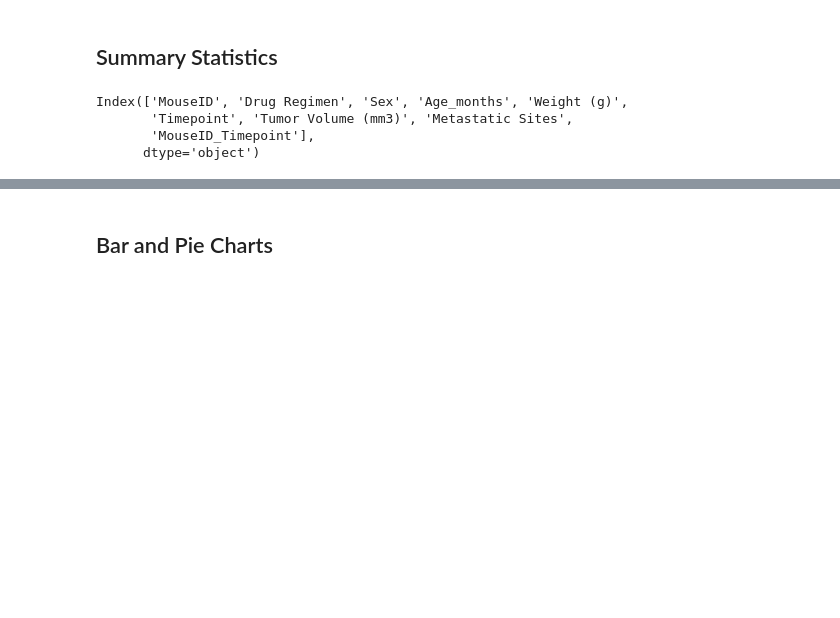
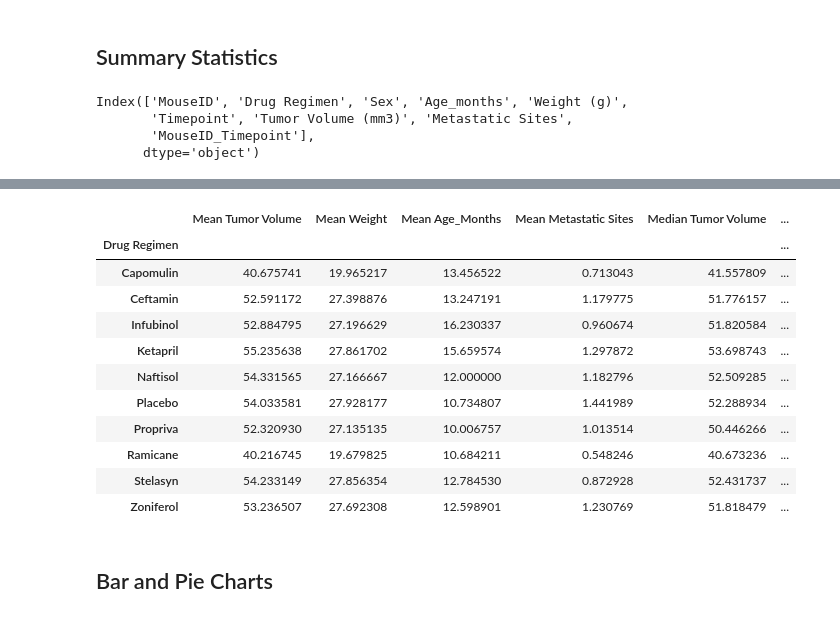
Before and after one commit to CarmenK2/Matplotlib-homework, a Jupyter notebook: pymaceuticals_starter.ipynb, the cells around one changed output, grey strips where cells are left out. Cells and saved outputs as stored; diff of their text form; code cells hidden in the pictures; blank space fills up the shorter version.

```diff
--- a/pymaceuticals_starter.ipynb
+++ b/pymaceuticals_starter.ipynb
@@ -301,0 +401,3 @@ Capomulin_Summary_Statistic_df
+# %%
+SEM_Tumor_Volume = Trial_data_complete_cleaned_df.groupby("Drug Regimen").sem()['Tumor Volume (mm3)']
+SEM_Tumor_Volume
@@ -301,0 +417,3 @@ Capomulin_Summary_Statistic_df
+# %%
+SEM_Age_Months = Trial_data_complete_cleaned_df.groupby("Drug Regimen").sem()['Age_months']
+SEM_Age_Months
@@ -301,0 +433,3 @@ Capomulin_Summary_Statistic_df
+# %%
+SEM_Weight = Trial_data_complete_cleaned_df.groupby("Drug Regimen").std()['Weight (g)']
+SEM_Weight
@@ -301,0 +449,3 @@ Capomulin_Summary_Statistic_df
+# %%
+SEM_Metastatic_Sites = Trial_data_complete_cleaned_df.groupby("Drug Regimen").std()['Metastatic Sites']
+SEM_Metastatic_Sites
@@ -302,3 +465,38 @@ Capomulin_Summary_Statistic_df
+# %%
+Summary_Statistic_df = pd.DataFrame({"Mean Tumor Volume": Mean_Tumor_Volume,
+                                "Mean Weight":Mean_Weight,
+                                "Mean Age_Months":Mean_Age_Months,
+                                "Mean Metastatic Sites":Mean_Metastatic_Sites,
+                                "Median Tumor Volume":Median_Tumor_Volume,
+                                "Median Weight":Median_Weight,
+                                "Median Age_Months":Median_Age_Months,
+                                "Median Metastatic Site":Median_Metastatic_Sites,
+                                "Variance Tumor Volume":Variance_Tumor_Volume,
+                                "Variance Weight":Vairance_Weight,
+                                "Variance Age_Months":Variance_Age_Months,
+                                "Variance Metastatic Sites":Variance_Metastatic_Sites,
+                                "Std Deviation Tumor Volume":Standard_Deviation_Tumor_Volume,
+                                "Std Deviation Weight":Standard_Deviation_Weight,
+                                "Std Deviation Age_Months":Standard_Deviation_Age_Months,
+                                "Std Deviation Metastatic Site":Standard_Deviation_Metastatic_Sites,
+                                "SEM Tumor Volume":SEM_Tumor_Volume,
+                                "SEM Weight":SEM_Weight,
+                                "SEM Age_Months":SEM_Age_Months,
+                                "SEM Metastatic Sites":SEM_Metastatic_Sites})
+Summary_Statistic_df
+# %% [output]
+|  | Mean Tumor Volume | Mean Weight | Mean Age_Months | Mean Metastatic Sites | Median Tumor Volume | ... |
+| Drug Regimen |  |  |  |  |  | ... |
+| Capomulin | 40.675741 | 19.965217 | 13.456522 | 0.713043 | 41.557809 | ... |
+| Ceftamin | 52.591172 | 27.398876 | 13.247191 | 1.179775 | 51.776157 | ... |
+| Infubinol | 52.884795 | 27.196629 | 16.230337 | 0.960674 | 51.820584 | ... |
+| Ketapril | 55.235638 | 27.861702 | 15.659574 | 1.297872 | 53.698743 | ... |
+| Naftisol | 54.331565 | 27.166667 | 12.000000 | 1.182796 | 52.509285 | ... |
+| Placebo | 54.033581 | 27.928177 | 10.734807 | 1.441989 | 52.288934 | ... |
+| Propriva | 52.320930 | 27.135135 | 10.006757 | 1.013514 | 50.446266 | ... |
+| Ramicane | 40.216745 | 19.679825 | 10.684211 | 0.548246 | 40.673236 | ... |
+| Stelasyn | 54.233149 | 27.856354 | 12.784530 | 0.872928 | 52.431737 | ... |
+| Zoniferol | 53.236507 | 27.692308 | 12.598901 | 1.230769 | 51.818479 | ... |
 # %%
 # Generate a summary statistics table of mean, median, variance, standard deviation, and SEM of the tumor volume for each regimen
 
```
Also changed, not shown: parts of 46 cells of this notebook.
